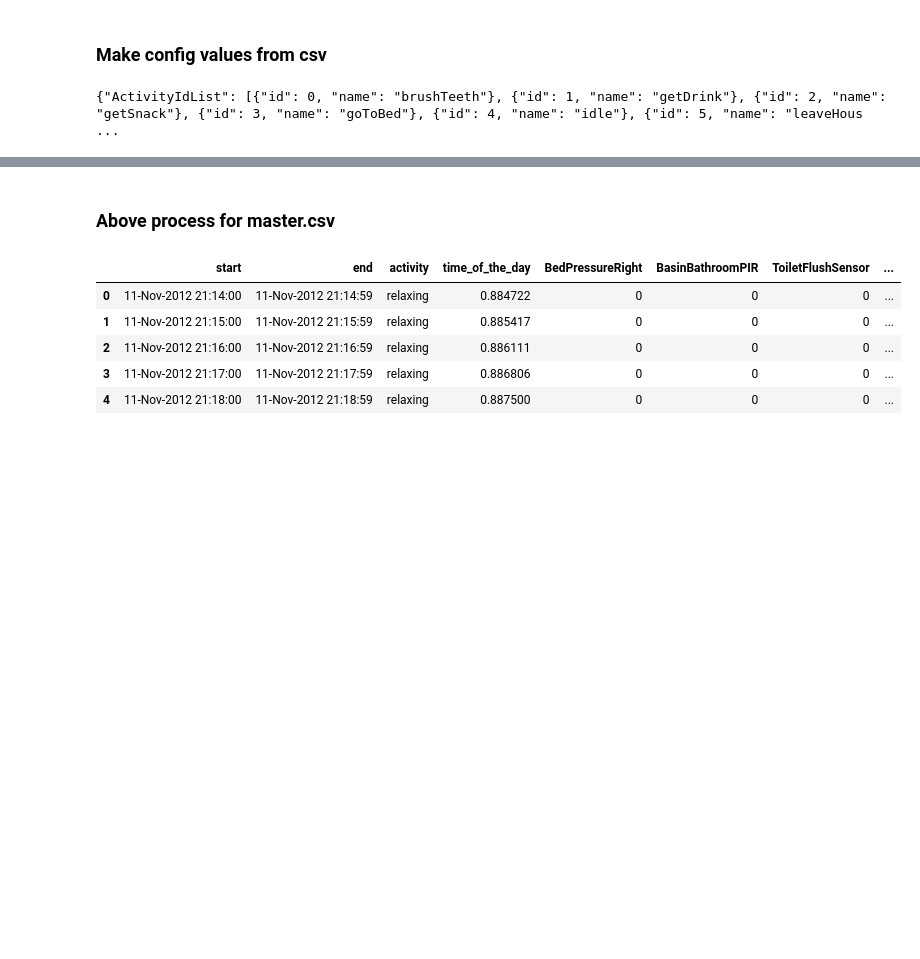
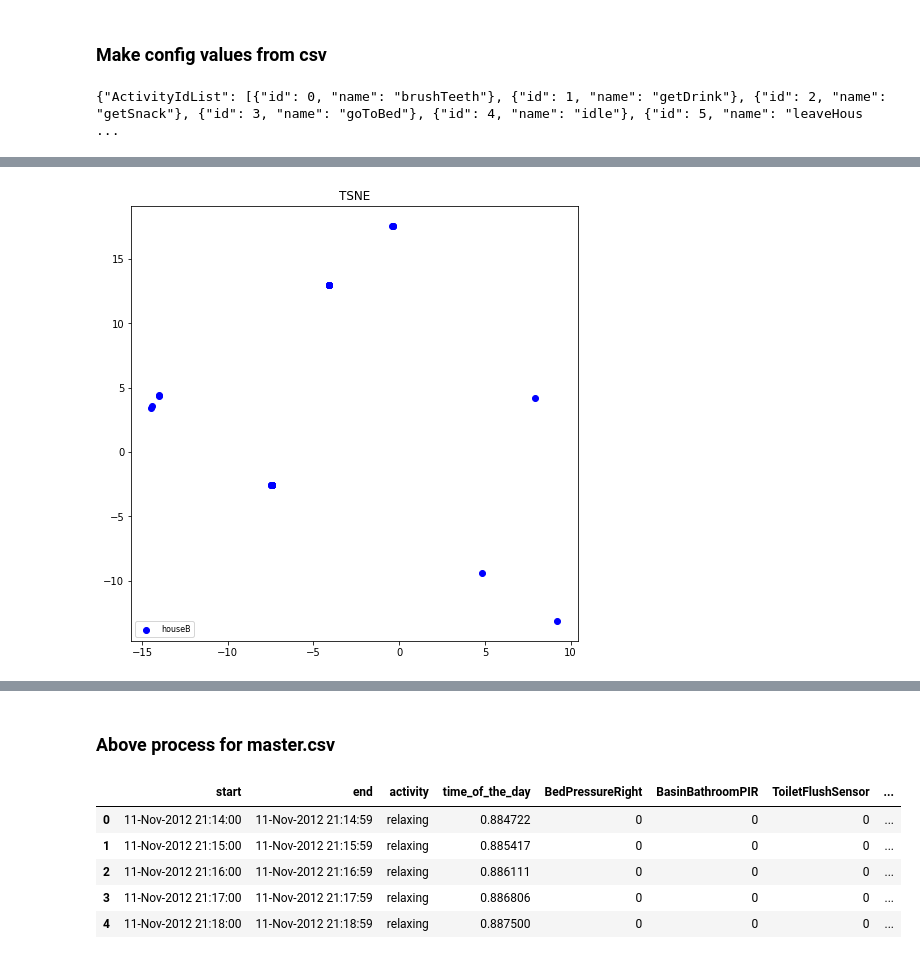
Before and after one commit to harshgrovr/Graphs-Approaches-for-Activity-Recognition-Independent-of-House-Layout, a Jupyter notebook: related_code/3-basics/code.ipynb, the cells around one changed output, grey strips where cells are left out. Saved outputs shown, nothing was run; the diff lists cells and outputs as text; code cells hidden in the pictures; blank space fills up the shorter version.

```diff
--- a/related_code/3-basics/code.ipynb
+++ b/related_code/3-basics/code.ipynb
@@ -892,4 +902,6 @@ df_labels =  np.array(df_labels)
 # %%
+df_labels =  np.array(df_labels)
+
 houseA = pd.read_csv('../../data/houseA/houseA.csv')
 houseB = pd.read_csv('../../data/houseB/houseB.csv')
 houseC = pd.read_csv('../../data/houseC/houseC.csv')
@@ -913,3 +925,97 @@ for i, houseDatasetLength in enumerate(allHouseList):
         start.append((sum(allHouseList[:i])))
         end.append(sum(allHouseList[:i + 1]))
 #         uniqueIndex.append((sum(allHouseList[:i]), sum(allHouseList[:i + 1])))
+
+# Get index of each class and use only those index while plotting.
+for i in range(num_classes):
+    # Create the figure
+    fig = plt.figure( figsize=(8,8))
+    ax = fig.add_subplot(1, 1, 1, title='TSNE')
+
+    houseA, houseB, houseC, ordonezA, ordonezB = [],[],[],[],[]
+
+    # Create the scatter
+    for j in activity_index_list[i]:
+        if start[0] < j < end[0]:
+            ordonezB.append(j)
+        elif start[1] < j < end[1]:
+            houseB.append(j)
+        elif start[2] < j < end[2]:
+            houseC.append(j)
+        elif start[3] < j < end[3]:
+            houseA.append(j)
+        elif start[4] < j < end[4]:
+            ordonezA.append(j)
+
+
+    if houseA:
+        houseA = ax.scatter(x=tsne_results[houseA,0],
+                   y=tsne_results[houseA,1],
+                   color='r')
+    if houseB:
+        houseB = ax.scatter(x=tsne_results[houseB,0],
+                   y=tsne_results[houseB,1],
+                   color='b')
+    if houseC:
+        houseC = ax.scatter(x=tsne_results[houseC,0],
+                   y=tsne_results[houseC,1],
+                   color='g')
+    if ordonezA:
+        ordonezA = ax.scatter(x=tsne_results[ordonezA,0],
+                   y=tsne_results[ordonezA,1],
+               color='c')
+    if ordonezB:
+        ordonezB = ax.scatter(x=tsne_results[ordonezB,0],
+               y=tsne_results[ordonezB,1],
+               color='m')
+
+    plt.legend((houseA, houseB, houseC, ordonezA, ordonezB),
+       ('houseA', 'houseB', 'houseC', 'ordonezA', 'ordonezB'),
+       scatterpoints=1,
+       loc='lower left',
+       ncol=3,
+       fontsize=8)
+
+    axes = plt.gca()
+
+#     axes.set_xlim(np.min(tsne_results[activity_index_list[i],0]) ,  np.max(tsne_results[activity_index_list[i],0]) )
+#     axes.set_ylim( np.min(tsne_results[activity_index_list[i],1]) ,  np.max(tsne_results[activity_index_list[i],1]) )
+    plt.savefig('./images/all_house/graph_embedding_leave_one_day_out/'+ getClassnameFromID(i))
+
+house.head()
+
+def get_cmap(n, name='hsv'):
+    '''Returns a function that maps each index in 0, 1, ..., n-1 to a distinct
+    RGB color; the keyword argument name must be a standard mpl colormap name.'''
+    return plt.cm.get_cmap(name, n)
+
+
+
+
+# # # Create the figure
+fig = plt.figure( figsize=(8,8))
+ax = fig.add_subplot(1, 1, 1, title='TSNE')
+house_scatter = []
+
+np.random.seed(seed=1)
+c = np.random.rand(num_classes,)
+
+cmap = get_cmap(num_classes)
+
+for i in range(num_classes):
+    house_scatter.append(ax.scatter(x=tsne_results[classes_index[i],0],
+               y=tsne_results[classes_index[i],1], c= cmap(i)))
+
+plt.legend((house_scatter),
+       (activity_name),
+       scatterpoints=1,
+       loc='lower right',
+       ncol=3,
+       fontsize=8)
+
+# axes = plt.gca()
+
+# #     axes.set_xlim(np.min(tsne_results[activity_index_list[i],0]) ,  np.max(tsne_results[activity_index_list[i],0]) )
+# #     axes.set_ylim( np.min(tsne_results[activity_index_list[i],1]) ,  np.max(tsne_results[activity_index_list[i],1]) )
+plt.savefig('./images/all_house/graph_embedding_leave_one_day_out/all_activties')
+# %% [output]
@@ -915,0 +1039 @@ for i, houseDatasetLength in enumerate(allHouseList):
+[figure, added]
```
Also changed, not shown: parts of 38 cells of this notebook, 1 other file.
